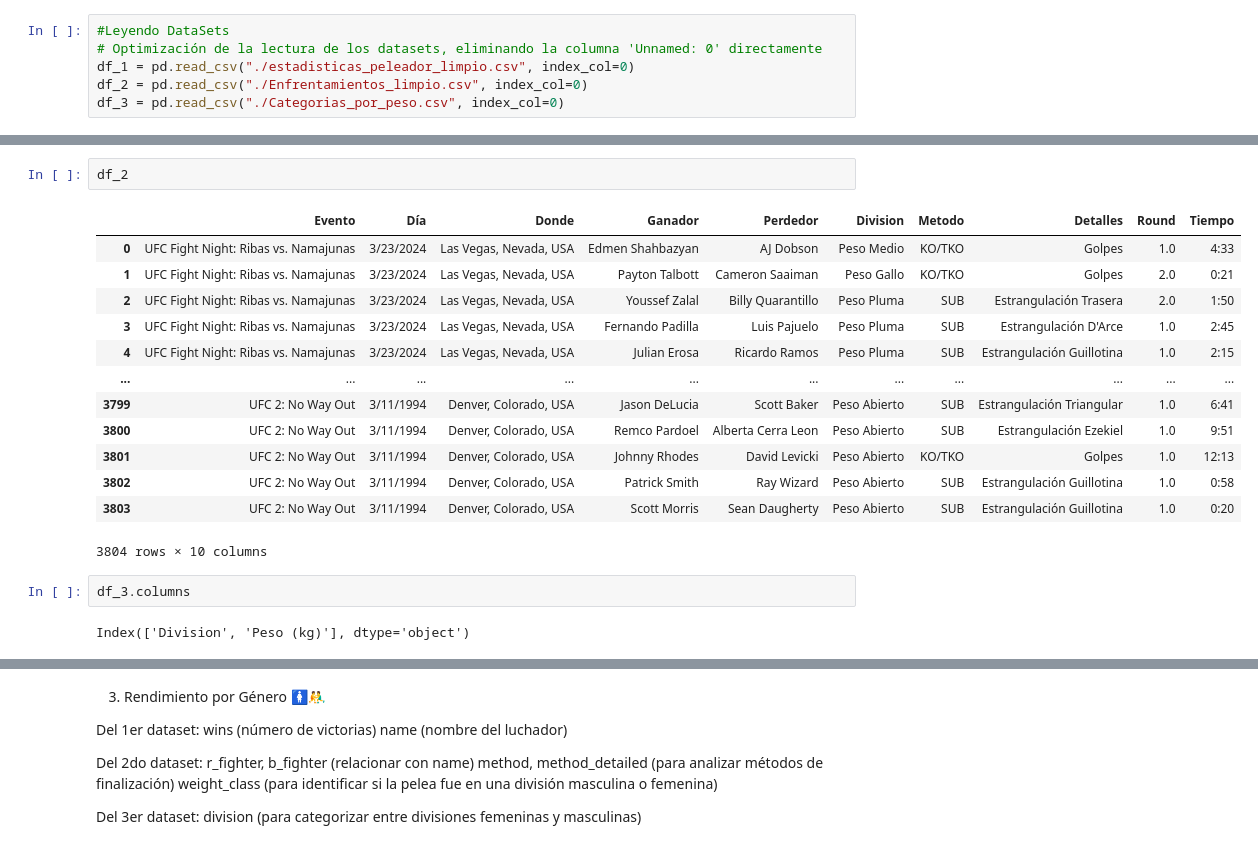
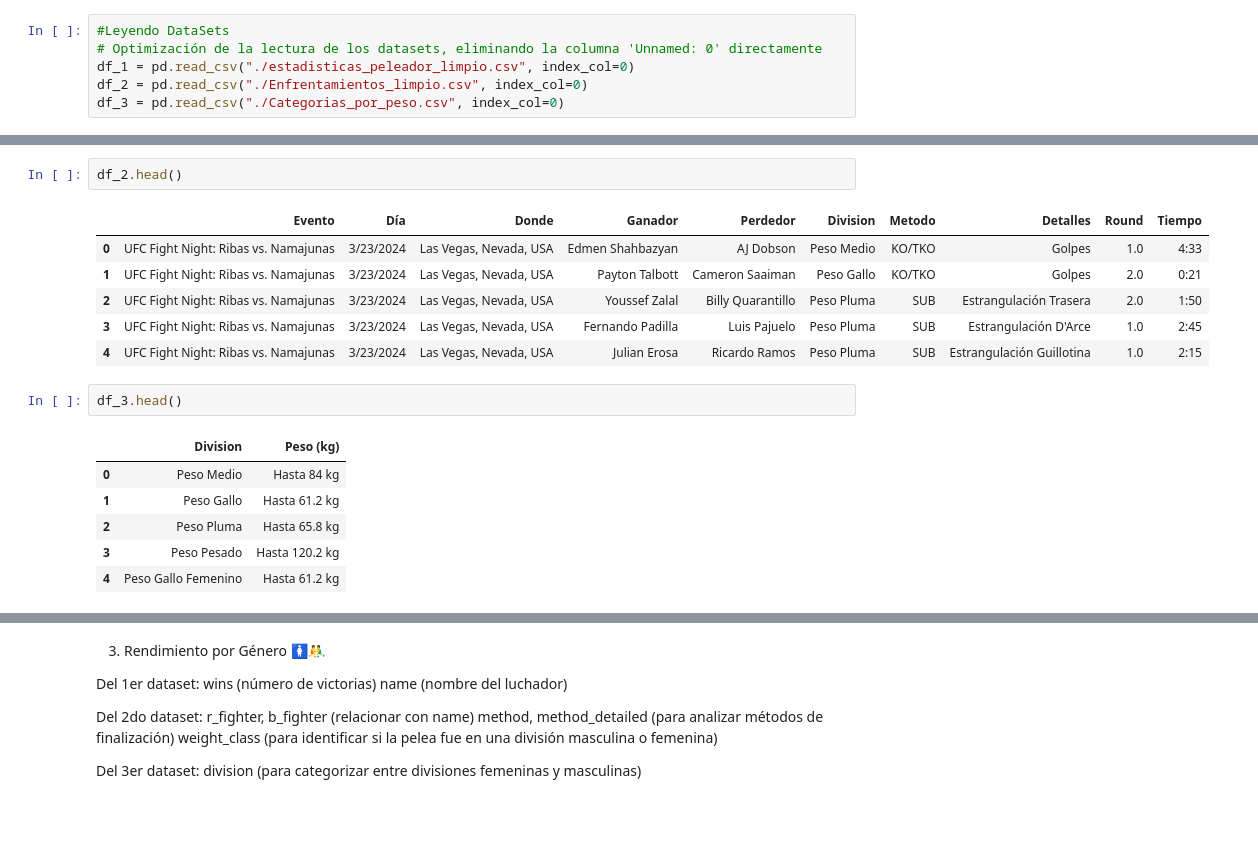
Before and after one commit to JavierRodriguezFontiveros/UFC_EDA, a Jupyter notebook: SRC/notebook/Hipotesis.ipynb, the cells around one changed output, grey strips where cells are left out. Drawn from its saved outputs; the diff is of its cells as text; blank space fills up the shorter version.

```diff
--- a/SRC/notebook/Hipotesis.ipynb
+++ b/SRC/notebook/Hipotesis.ipynb
@@ -27,20 +20,18 @@ df_1
 # %%
-df_2
+df_2.head()
 # %% [output]
 |  | Evento | Día | Donde | Ganador | Perdedor | Division | Metodo | Detalles | Round | Tiempo |
 | 0 | UFC Fight Night: Ribas vs. Namajunas | 3/23/2024 | Las Vegas, Nevada, USA | Edmen Shahbazyan | AJ Dobson | Peso Medio | KO/TKO | Golpes | 1.0 | 4:33 |
 | 1 | UFC Fight Night: Ribas vs. Namajunas | 3/23/2024 | Las Vegas, Nevada, USA | Payton Talbott | Cameron Saaiman | Peso Gallo | KO/TKO | Golpes | 2.0 | 0:21 |
 | 2 | UFC Fight Night: Ribas vs. Namajunas | 3/23/2024 | Las Vegas, Nevada, USA | Youssef Zalal | Billy Quarantillo | Peso Pluma | SUB | Estrangulación Trasera | 2.0 | 1:50 |
 | 3 | UFC Fight Night: Ribas vs. Namajunas | 3/23/2024 | Las Vegas, Nevada, USA | Fernando Padilla | Luis Pajuelo | Peso Pluma | SUB | Estrangulación D'Arce | 1.0 | 2:45 |
 | 4 | UFC Fight Night: Ribas vs. Namajunas | 3/23/2024 | Las Vegas, Nevada, USA | Julian Erosa | Ricardo Ramos | Peso Pluma | SUB | Estrangulación Guillotina | 1.0 | 2:15 |
-| ... | ... | ... | ... | ... | ... | ... | ... | ... | ... | ... |
-| 3799 | UFC 2: No Way Out | 3/11/1994 | Denver, Colorado, USA | Jason DeLucia | Scott Baker | Peso Abierto | SUB | Estrangulación Triangular | 1.0 | 6:41 |
-| 3800 | UFC 2: No Way Out | 3/11/1994 | Denver, Colorado, USA | Remco Pardoel | Alberta Cerra Leon | Peso Abierto | SUB | Estrangulación Ezekiel | 1.0 | 9:51 |
-| 3801 | UFC 2: No Way Out | 3/11/1994 | Denver, Colorado, USA | Johnny Rhodes | David Levicki | Peso Abierto | KO/TKO | Golpes | 1.0 | 12:13 |
-| 3802 | UFC 2: No Way Out | 3/11/1994 | Denver, Colorado, USA | Patrick Smith | Ray Wizard | Peso Abierto | SUB | Estrangulación Guillotina | 1.0 | 0:58 |
-| 3803 | UFC 2: No Way Out | 3/11/1994 | Denver, Colorado, USA | Scott Morris | Sean Daugherty | Peso Abierto | SUB | Estrangulación Guillotina | 1.0 | 0:20 |
-3804 rows × 10 columns
 # %%
-df_3.columns
+df_3.head()
 # %% [output]
-Index(['Division', 'Peso (kg)'], dtype='object')
+|  | Division | Peso (kg) |
+| 0 | Peso Medio | Hasta 84 kg |
+| 1 | Peso Gallo | Hasta 61.2 kg |
+| 2 | Peso Pluma | Hasta 65.8 kg |
+| 3 | Peso Pesado | Hasta 120.2 kg |
+| 4 | Peso Gallo Femenino | Hasta 61.2 kg |
```
Also changed, not shown: parts of 22 cells of this notebook, 1 other file.
